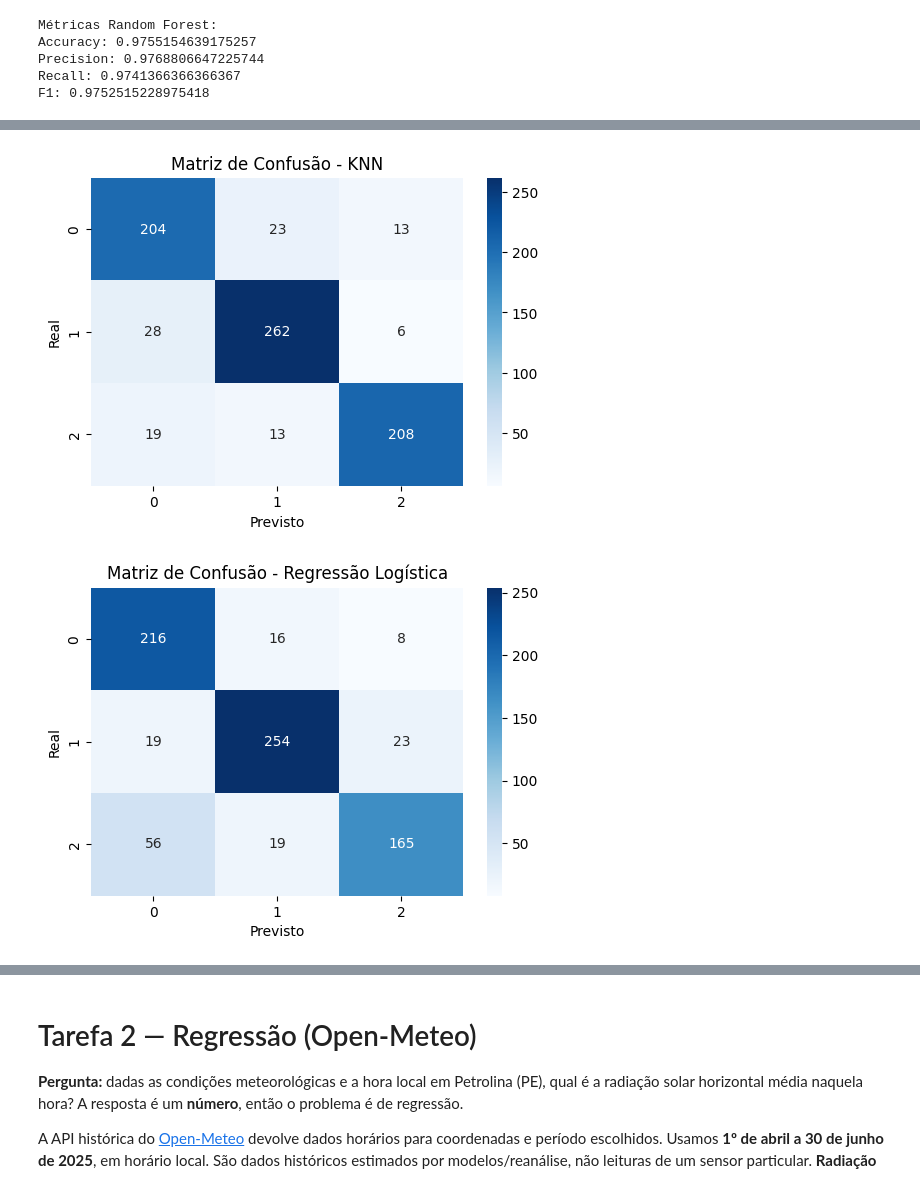
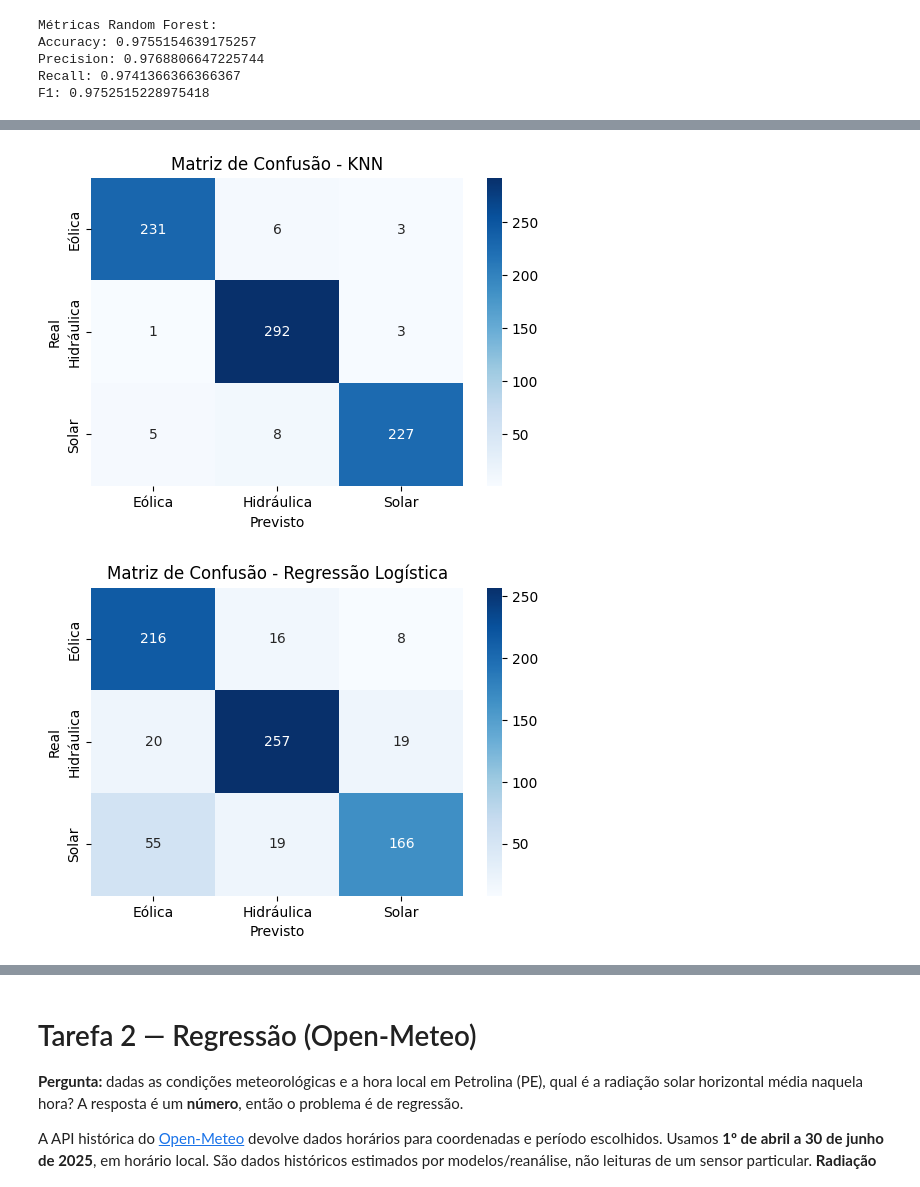
Before and after one commit to pedroyoshikadogarcia/Checkpoint-2-SERS-02.2026, a Jupyter notebook: Aula_APIs_Energia_Renovavel_ML.ipynb, the cells around one changed output, grey strips where cells are left out. Cells and saved outputs as stored; diff of their text form; code cells hidden in the pictures.

```diff
--- a/Aula_APIs_Energia_Renovavel_ML.ipynb
+++ b/Aula_APIs_Energia_Renovavel_ML.ipynb
@@ -283,5 +313,5 @@ X_train, X_test, y_train, y_test = train_test_split(
 # %%
-knn = KNeighborsClassifier()
+knn = make_pipeline(StandardScaler(), KNeighborsClassifier())
 
 knn.fit(X_train, y_train)
 
@@ -460,50 +485,28 @@ display(tabela_classificacao_estilizada)
 | 2 | Random Forest | 0.9755 | 0.9769 | 0.9741 | 0.9753 |
 # %%
-cm_knn = confusion_matrix(
-    y_test,
-    y_pred_knn
-)
+classes = sorted(Y.unique())
+cm_knn = confusion_matrix(y_test, y_pred_knn, labels=classes)
 
 plt.figure(figsize=(6, 4))
-
-sns.heatmap(
-    cm_knn,
-    annot=True,
-    fmt='d',
-    cmap='Blues'
-)
-
+sns.heatmap(cm_knn, annot=True, fmt='d', cmap='Blues',
+            xticklabels=classes, yticklabels=classes)
 plt.title('Matriz de Confusão - KNN')
-
 plt.xlabel('Previsto')
-
 plt.ylabel('Real')
-
 plt.show()
 # %% [output]
-[figure, old version]
+[figure, new version]
 # %%
-cm_log = confusion_matrix(
-    y_test,
-    y_pred_log
-)
+classes = sorted(Y.unique())
+cm_log = confusion_matrix(y_test, y_pred_log, labels=classes)
 
 plt.figure(figsize=(6, 4))
-
-sns.heatmap(
-    cm_log,
-    annot=True,
-    fmt='d',
-    cmap='Blues'
-)
-
+sns.heatmap(cm_log, annot=True, fmt='d', cmap='Blues',
+            xticklabels=classes, yticklabels=classes)
 plt.title('Matriz de Confusão - Regressão Logística')
-
 plt.xlabel('Previsto')
-
 plt.ylabel('Real')
-
 plt.show()
 # %% [output]
-[figure, old version]
+[figure, new version]
 # %%
```
Also changed, not shown: parts of 17 cells of this notebook.
